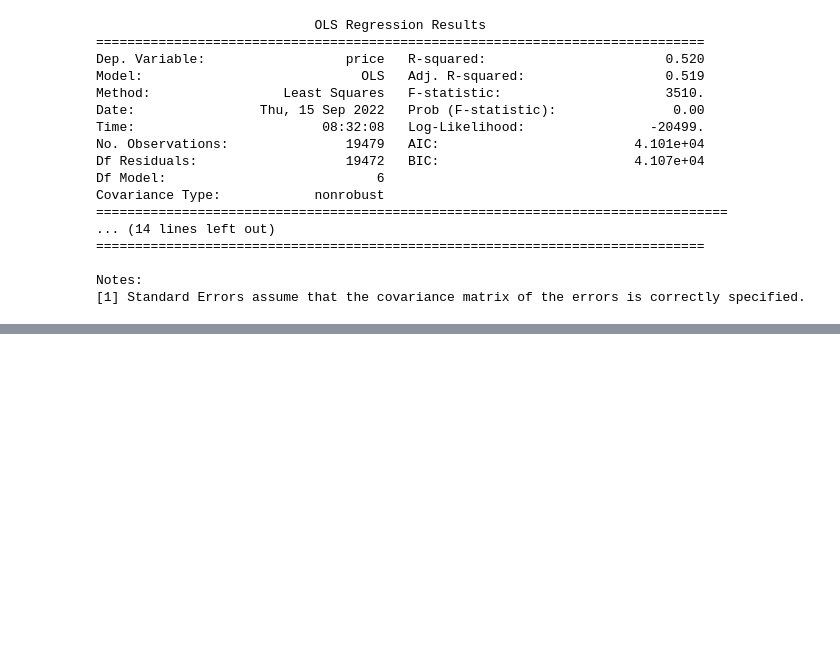
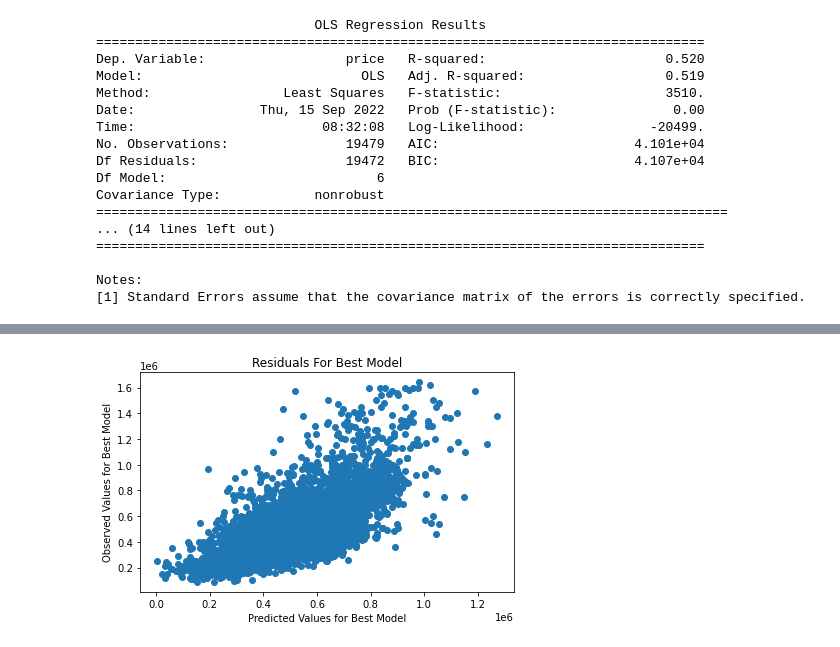
Before and after one commit to MackoyS/sarah-and-mackoy-price-modeling, a Jupyter notebook: TrainTestSplitAttempt.ipynb, the cells around one changed output, grey strips where cells are left out. Drawn from its saved outputs; the diff is of its cells as text; code cells hidden in the pictures; blank space fills up the shorter version.

```diff
--- a/TrainTestSplitAttempt.ipynb
+++ b/TrainTestSplitAttempt.ipynb
@@ -309,0 +326,8 @@ Notes:
+# %%
+#using the same features/predictors from model 24
+
+features = ['sqft_living','sqft_above', 'sqft_living15', 'grade_num', 'zip_city', 'Waterfront']
+X = clean_df.loc[:, features]
+y = clean_df.loc[:, ['price']]
+# %%
+X_train, X_test, y_train, y_test = train_test_split(X, y, random_state=0, train_size = .75)
@@ -309,0 +549,14 @@ Notes:
+# %%
+#need to graph y_hat vs y_observed or whatever that means
+#model 24
+y_hat = main_model.predict(X_test)
+y = y_test
+
+fig, ax = plt.subplots()
+ax.scatter(x=y_hat, y=y_test)
+ax.set_xlabel("Predicted Values for Best Model")
+ax.set_ylabel("Observed Values for Best Model")
+ax.set_title('Residuals For Best Model')
+fig.tight_layout()
+# %% [output]
+[figure, added]
```
Also changed, not shown: parts of 47 cells of this notebook.
